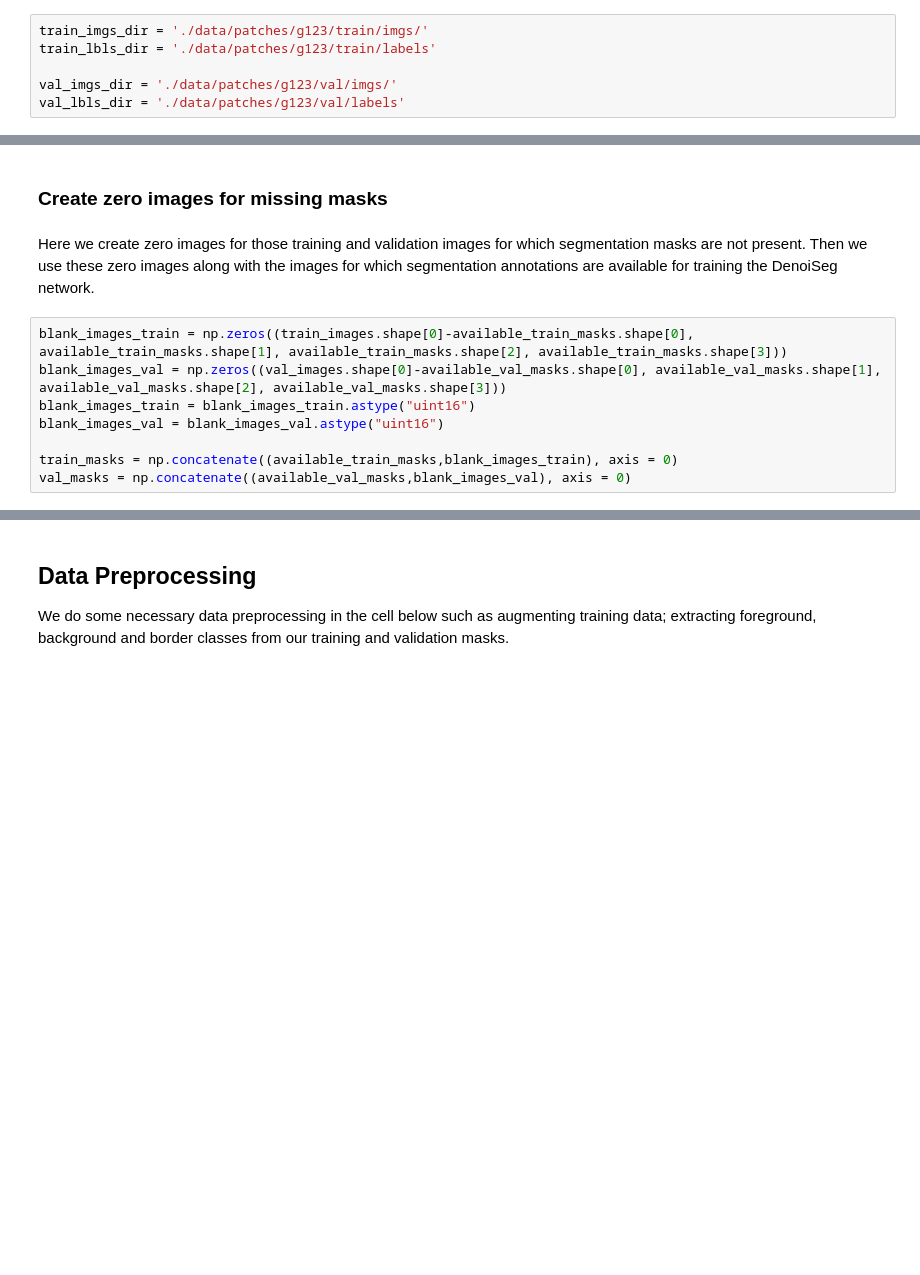
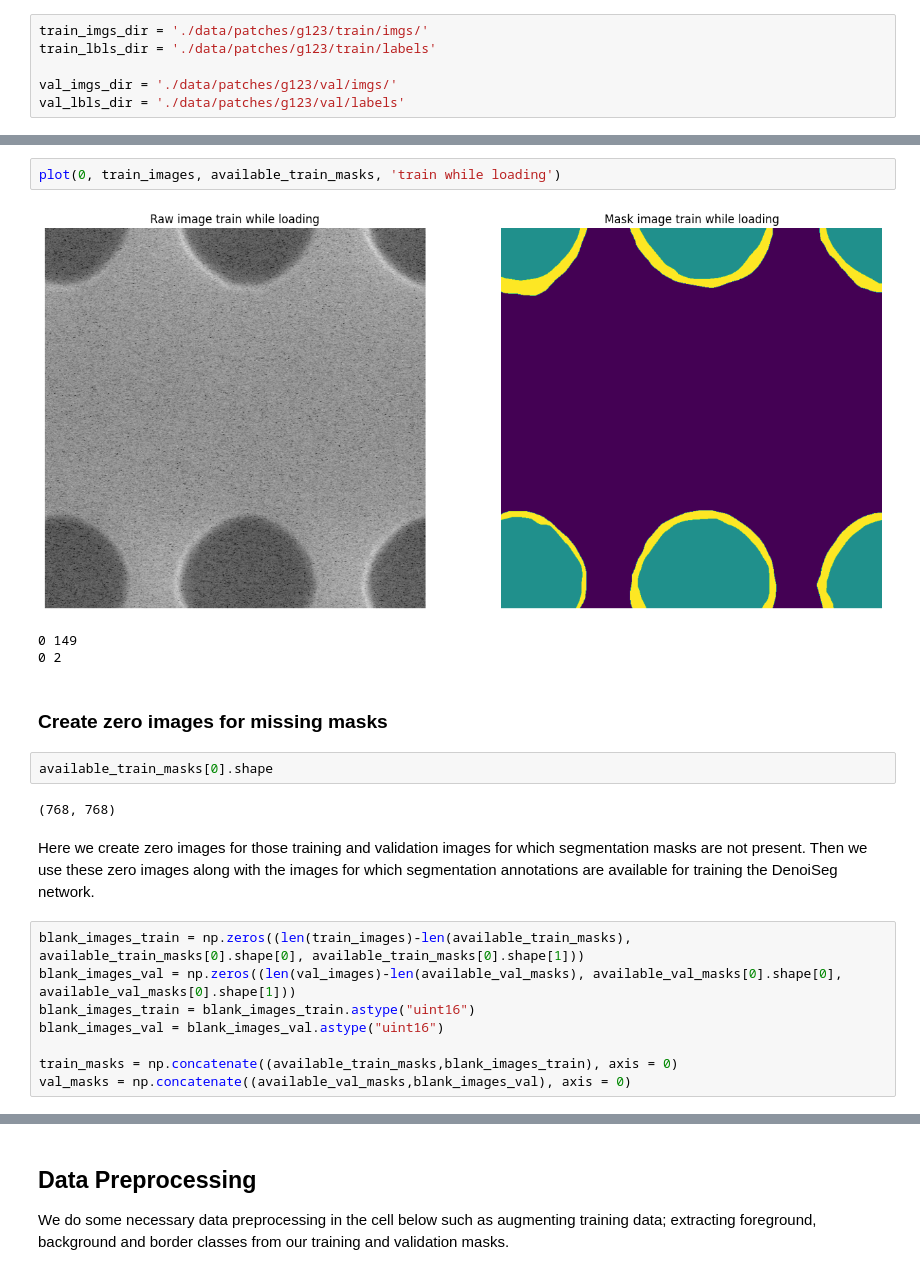
Before and after one commit to sadevans/DenoiSeg, a Jupyter notebook: SBER_YourOwnData_v1.ipynb, the cells around one changed output, grey strips where cells are left out. Cells and saved outputs as stored; diff of their text form; blank space fills up the shorter version.

```diff
--- a/SBER_YourOwnData_v1.ipynb
+++ b/SBER_YourOwnData_v1.ipynb
@@ -60,10 +116,20 @@ image = cv2.imread('./data/cvat_g123/Tile_001-002-000_0-000.png', 3)
+# %%
+plot(0, train_images, available_train_masks, 'train while loading')
+# %% [output]
+[figure, added]
+0 149
+0 2
 # %% [markdown]
 ### Create zero images for missing masks
+# %%
+available_train_masks[0].shape
+# %% [output]
+(768, 768)
 # %% [markdown]
 Here we create zero images for those training and validation images for which segmentation masks are not present. Then we use these zero images along with the images for which segmentation annotations are available for training the DenoiSeg network.
 # %%
-blank_images_train = np.zeros((train_images.shape[0]-available_train_masks.shape[0], available_train_masks.shape[1], available_train_masks.shape[2], available_train_masks.shape[3]))
-blank_images_val = np.zeros((val_images.shape[0]-available_val_masks.shape[0], available_val_masks.shape[1], available_val_masks.shape[2], available_val_masks.shape[3]))
+blank_images_train = np.zeros((len(train_images)-len(available_train_masks), available_train_masks[0].shape[0], available_train_masks[0].shape[1]))
+blank_images_val = np.zeros((len(val_images)-len(available_val_masks), available_val_masks[0].shape[0], available_val_masks[0].shape[1]))
 blank_images_train = blank_images_train.astype("uint16")
 blank_images_val = blank_images_val.astype("uint16")
 
```
Also changed, not shown: parts of 19 cells of this notebook, 19 other files.
